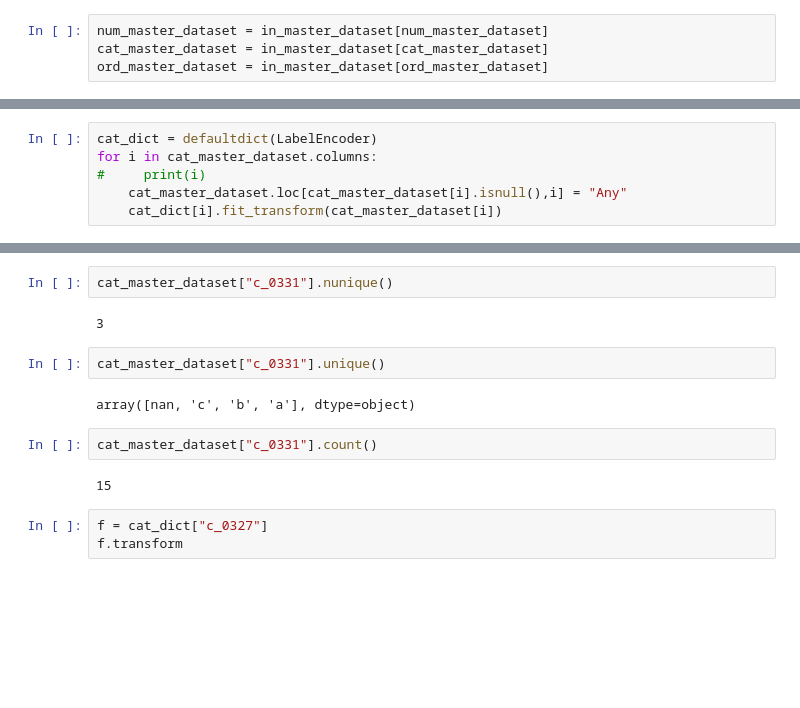
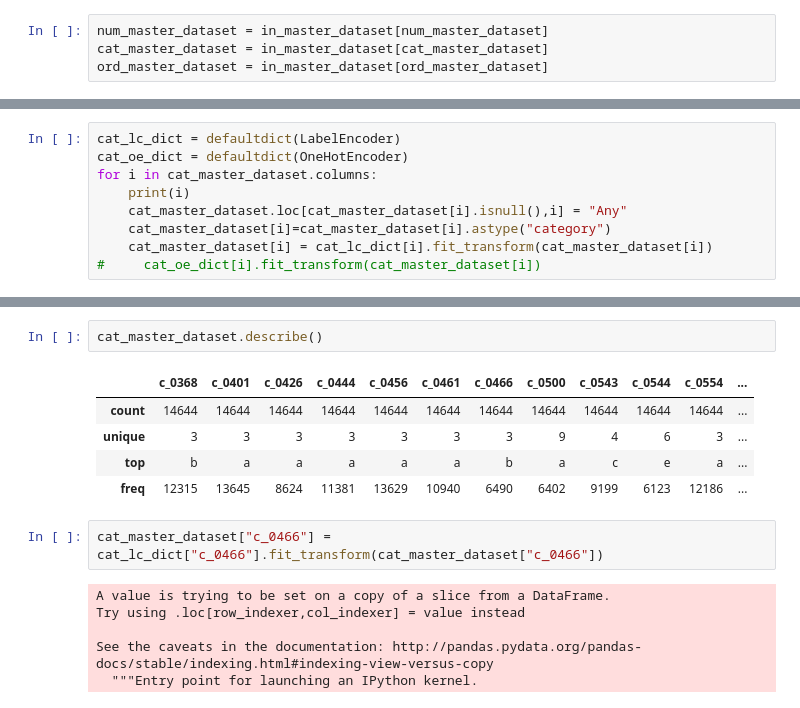
Before and after one commit to sravangereddy/DataScience_, a Jupyter notebook: Capstone/Capstone Project - v1 - ClassifierChains.ipynb, the cells around one changed output, grey strips where cells are left out. Drawn from its saved outputs; the diff is of its cells as text; blank space fills up the shorter version.

```diff
--- a/Capstone/Capstone Project - v1 - ClassifierChains.ipynb
+++ b/Capstone/Capstone Project - v1 - ClassifierChains.ipynb
@@ -94,7 +144,10 @@ ord_master_dataset.describe(include='all')
 # %%
-cat_dict = defaultdict(LabelEncoder)
+cat_lc_dict = defaultdict(LabelEncoder)
+cat_oe_dict = defaultdict(OneHotEncoder)
 for i in cat_master_dataset.columns:
-#     print(i)
+    print(i)
     cat_master_dataset.loc[cat_master_dataset[i].isnull(),i] = "Any"
-    cat_dict[i].fit_transform(cat_master_dataset[i])
+    cat_master_dataset[i]=cat_master_dataset[i].astype("category")
+    cat_master_dataset[i] = cat_lc_dict[i].fit_transform(cat_master_dataset[i])
+#     cat_oe_dict[i].fit_transform(cat_master_dataset[i])
 # %% [output]
@@ -152,15 +178,16 @@ c_1377
-# %%
-cat_master_dataset["c_0331"].nunique()
-# %% [output]
-3
-# %%
-cat_master_dataset["c_0331"].unique()
-# %% [output]
-array([nan, 'c', 'b', 'a'], dtype=object)
-# %%
-cat_master_dataset["c_0331"].count()
-# %% [output]
-15
-# %%
-f = cat_dict["c_0327"]
-f.transform
+# %%
+cat_master_dataset.describe()
+# %% [output]
+|  | c_0368 | c_0401 | c_0426 | c_0444 | c_0456 | c_0461 | c_0466 | c_0500 | c_0543 | c_0544 | c_0554 | ... |
+| count | 14644 | 14644 | 14644 | 14644 | 14644 | 14644 | 14644 | 14644 | 14644 | 14644 | 14644 | ... |
+| unique | 3 | 3 | 3 | 3 | 3 | 3 | 3 | 9 | 4 | 6 | 3 | ... |
+| top | b | a | a | a | a | a | b | a | c | e | a | ... |
+| freq | 12315 | 13645 | 8624 | 11381 | 13629 | 10940 | 6490 | 6402 | 9199 | 6123 | 12186 | ... |
+# %%
+cat_master_dataset["c_0466"] = cat_lc_dict["c_0466"].fit_transform(cat_master_dataset["c_0466"])
+# %% [output]
+A value is trying to be set on a copy of a slice from a DataFrame.
+Try using .loc[row_indexer,col_indexer] = value instead
+
+See the caveats in the documentation: http://pandas.pydata.org/pandas-docs/stable/indexing.html#indexing-view-versus-copy
+  """Entry point for launching an IPython kernel.
```
Also changed, not shown: parts of 13 cells of this notebook, 1 other file.
